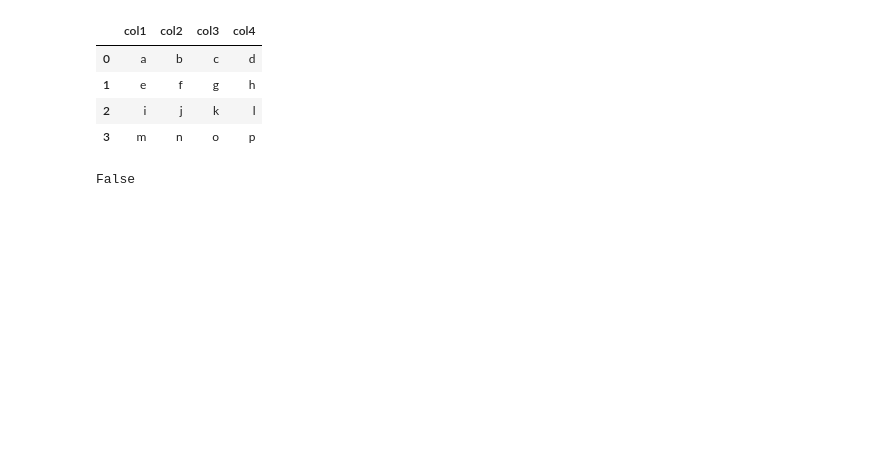
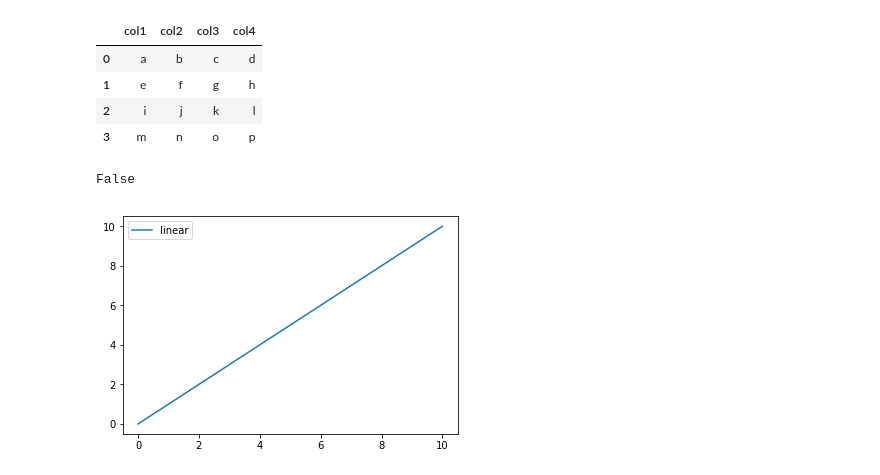
Before and after one commit to prodg1974/Jupyter-intro, a Jupyter notebook: Examples.ipynb, the cells around one changed output. Drawn from its saved outputs; the diff is of its cells as text; code cells hidden in the pictures; blank space fills up the shorter version.

```diff
--- a/Examples.ipynb
+++ b/Examples.ipynb
@@ -21,3 +21,21 @@ dfmb=dfmi['col2']
 dfmi is dfmb
 # %% [output]
 False
+# %%
+# Import the necessary packages and modules
+import matplotlib.pyplot as plt
+import numpy as np
+
+# Prepare the data
+x = np.linspace(0, 10, 100)
+
+# Plot the data
+plt.plot(x, x, label='linear')
+
+# Add a legend
+plt.legend()
+
+# Show the plot
+plt.show()
+# %% [output]
+[figure, added]
```
Also changed, not shown: parts of 6 cells of this notebook, 3 other files.
